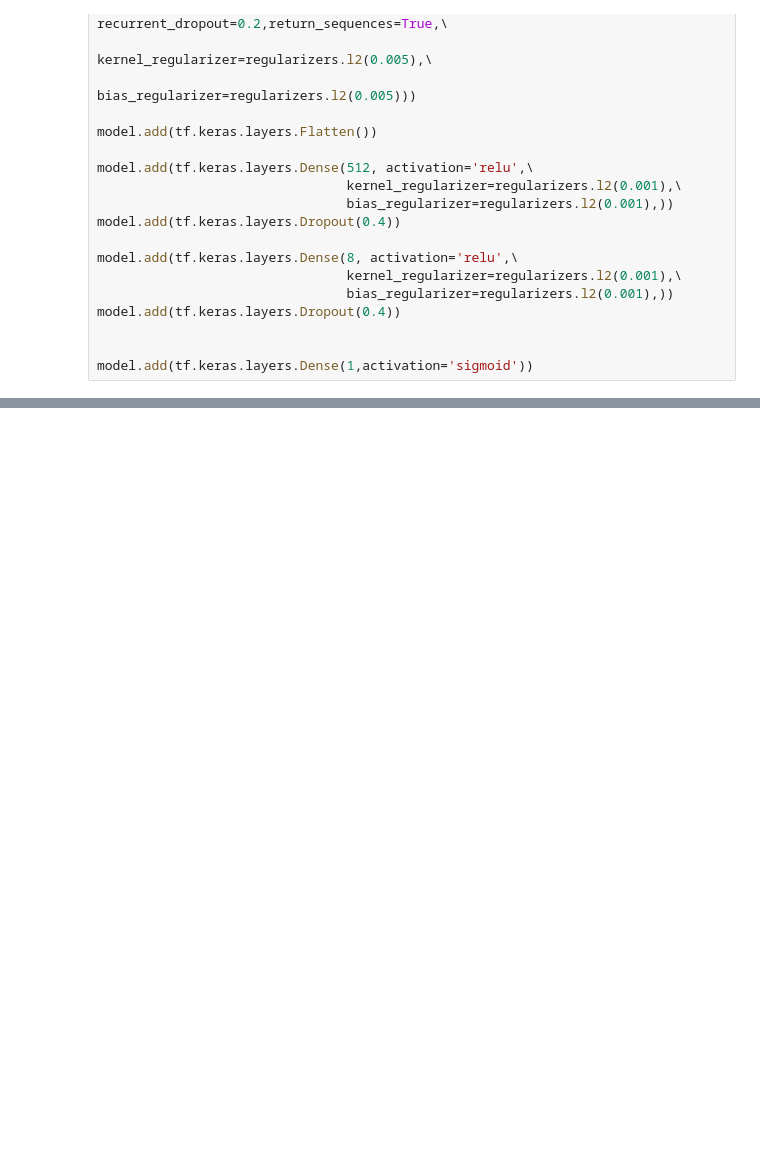
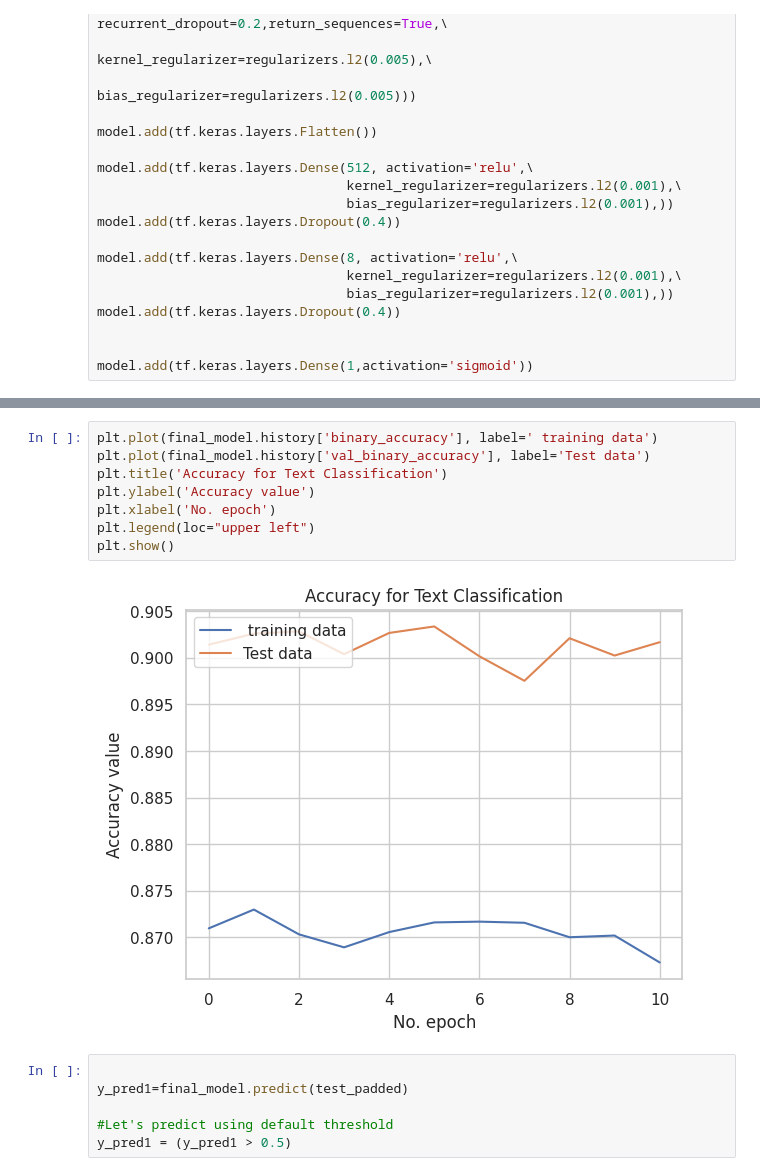
Before and after one commit to cfreeman22/D213, a Jupyter notebook: Copy_of_d213_task2_b.ipynb, the cells around one changed output, grey strips where cells are left out. Drawn from its saved outputs; the diff is of its cells as text; blank space fills up the shorter version.

```diff
--- a/Copy_of_d213_task2_b.ipynb
+++ b/Copy_of_d213_task2_b.ipynb
@@ -525,0 +636,16 @@ history = model.fit(train_ds.shuffle(5000).batch(1024),
+# %%
+plt.plot(final_model.history['binary_accuracy'], label=' training data')
+plt.plot(final_model.history['val_binary_accuracy'], label='Test data')
+plt.title('Accuracy for Text Classification')
+plt.ylabel('Accuracy value')
+plt.xlabel('No. epoch')
+plt.legend(loc="upper left")
+plt.show()
+# %% [output]
+[figure, added]
+# %%
+
+y_pred1=final_model.predict(test_padded)
+
+#Let's predict using default threshold
+y_pred1 = (y_pred1 > 0.5)
```
Also changed, not shown: parts of 15 cells of this notebook.
